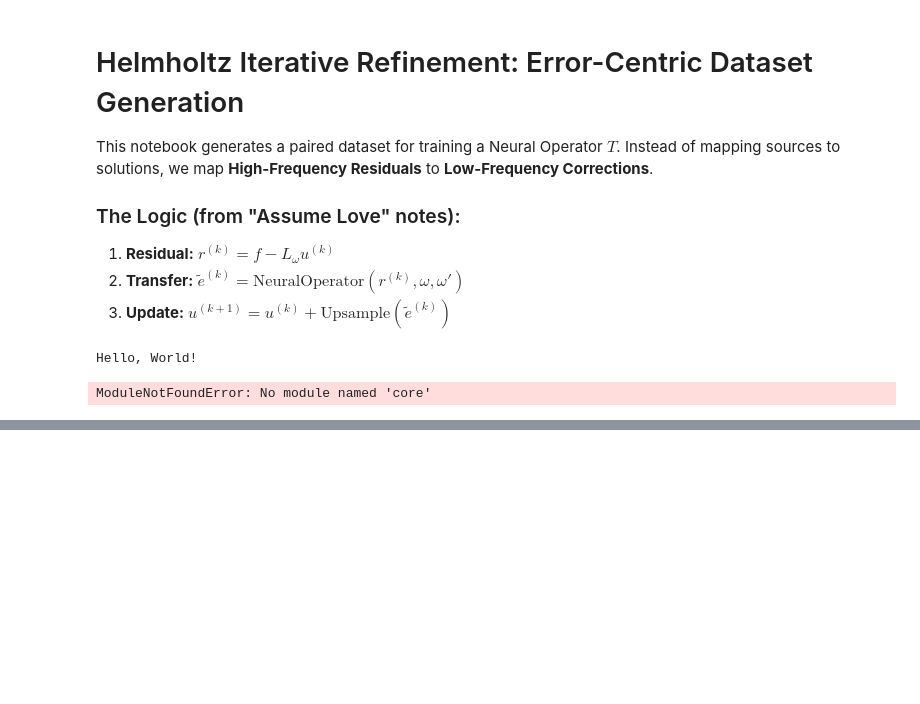
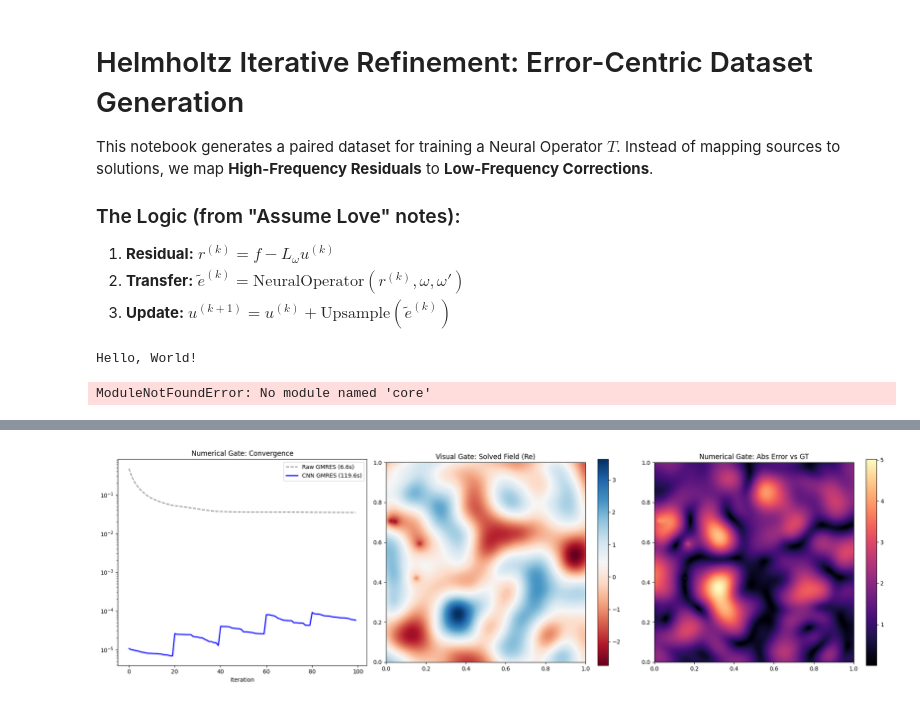
Before and after one commit to fkiewiet/Freq2Trans, a Jupyter notebook: experiments/res_data.ipynb, the cells around one changed output, grey strips where cells are left out. Cells and saved outputs as stored; diff of their text form; code cells hidden in the pictures; blank space fills up the shorter version.

```diff
--- a/experiments/res_data.ipynb
+++ b/experiments/res_data.ipynb
@@ -37,0 +446,26 @@ ModuleNotFoundError: No module named 'core'
+# %%
+error_map = np.abs(u_cnn - u_true_phys)
+
+fig, ax = plt.subplots(1, 3, figsize=(20, 6))
+
+# Panel 1: Convergence
+ax[0].semilogy(history_raw, label=f'Raw GMRES ({t_raw:.1f}s)', color='gray', ls='--')
+ax[0].semilogy(history_cnn, label=f'CNN GMRES ({t_cnn:.1f}s)', color='blue', lw=2)
+ax[0].set_title("Numerical Gate: Convergence")
+ax[0].set_xlabel("Iteration")
+ax[0].legend()
+
+# Panel 2: Physical Solution
+im1 = ax[1].imshow(np.real(u_cnn), cmap='RdBu', extent=[0, 1, 0, 1])
+ax[1].set_title("Visual Gate: Solved Field (Re)")
+plt.colorbar(im1, ax=ax[1])
+
+# Panel 3: Error
+im2 = ax[2].imshow(error_map, cmap='magma', extent=[0, 1, 0, 1])
+ax[2].set_title("Numerical Gate: Abs Error vs GT")
+plt.colorbar(im2, ax=ax[2])
+
+plt.tight_layout()
+plt.show()
+# %% [output]
+[figure, added]
```
Also changed, not shown: parts of 26 cells of this notebook, 2 other files.
